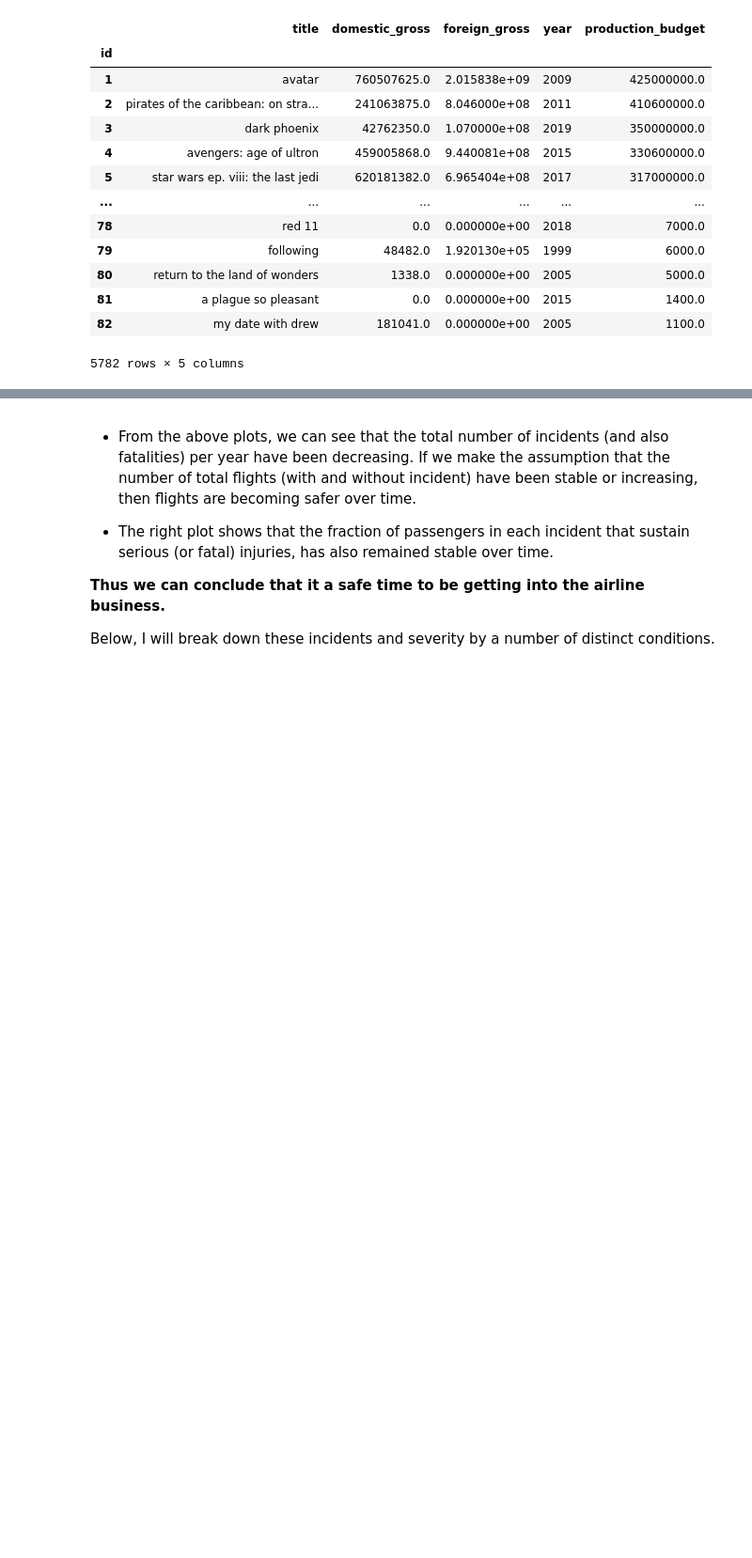
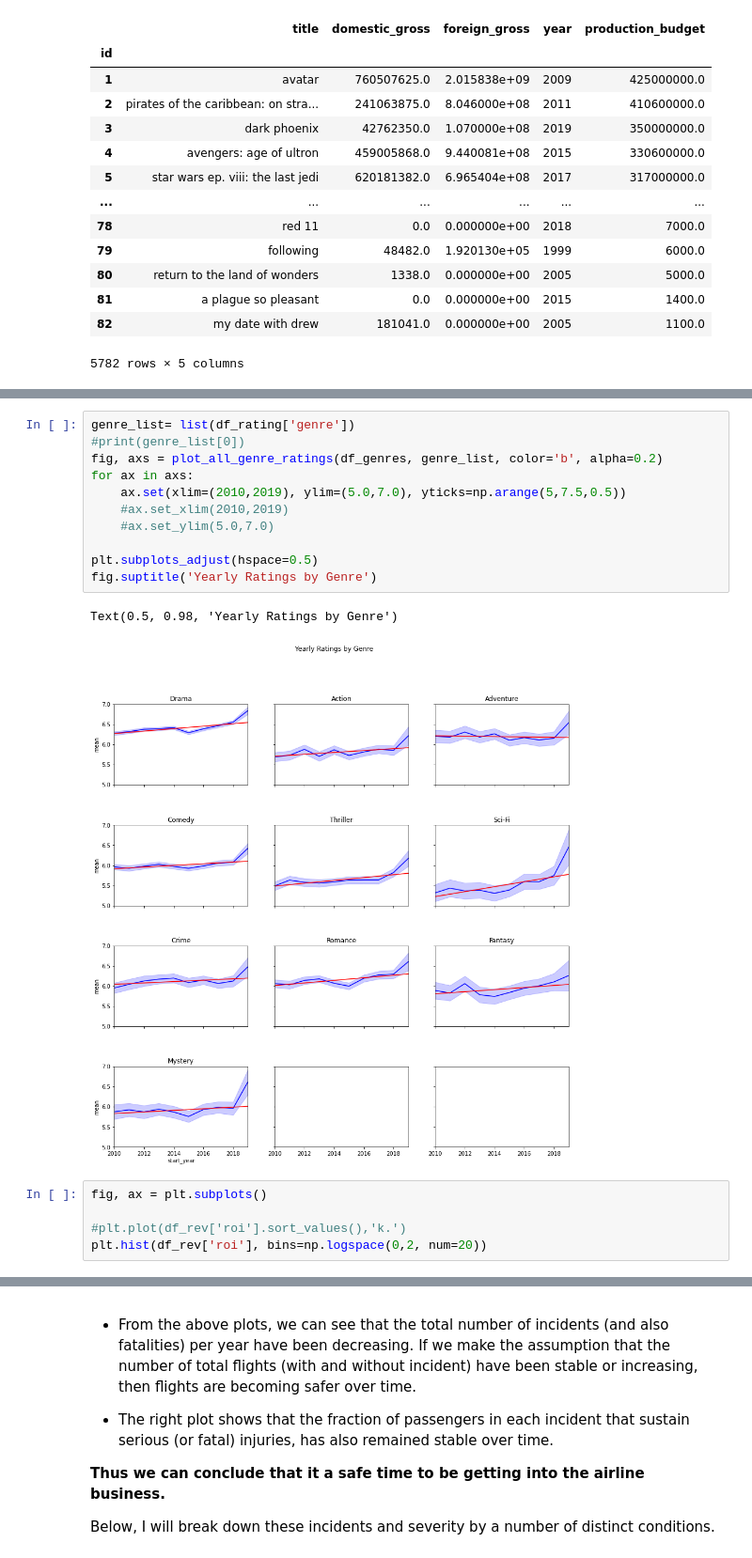
Before and after one commit to christopheraaronhenry/box_office_growth, a Jupyter notebook: box_office_growth.ipynb, the cells around one changed output, grey strips where cells are left out. Shown at 94% size. Cells and saved outputs as stored; diff of their text form; blank space fills up the shorter version.

```diff
--- a/box_office_growth.ipynb
+++ b/box_office_growth.ipynb
@@ -239,0 +462,19 @@ First we will look at how the occurence of incidents and fatalities change over
+# %%
+genre_list= list(df_rating['genre'])
+#print(genre_list[0])
+fig, axs = plot_all_genre_ratings(df_genres, genre_list, color='b', alpha=0.2)
+for ax in axs:
+    ax.set(xlim=(2010,2019), ylim=(5.0,7.0), yticks=np.arange(5,7.5,0.5))
+    #ax.set_xlim(2010,2019)
+    #ax.set_ylim(5.0,7.0)
+
+plt.subplots_adjust(hspace=0.5)
+fig.suptitle('Yearly Ratings by Genre')
+# %% [output]
+Text(0.5, 0.98, 'Yearly Ratings by Genre')
+[figure, added]
+# %%
+fig, ax = plt.subplots()
+
+#plt.plot(df_rev['roi'].sort_values(),'k.')
+plt.hist(df_rev['roi'], bins=np.logspace(0,2, num=20))
```
Also changed, not shown: parts of 25 cells of this notebook.
